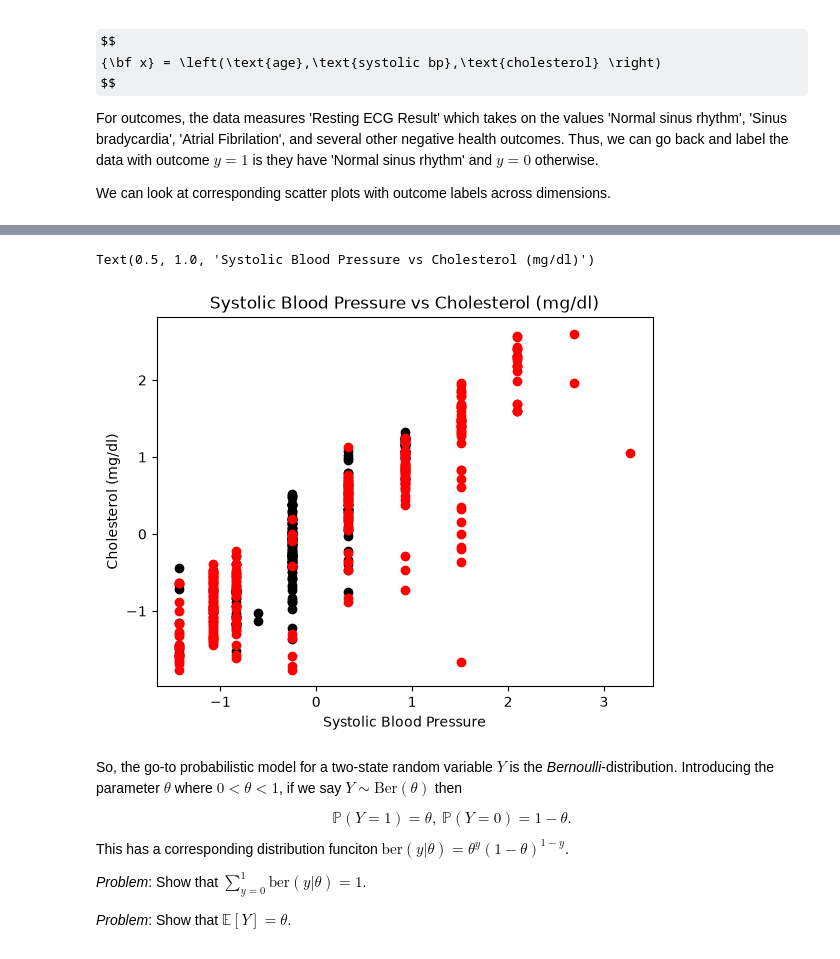
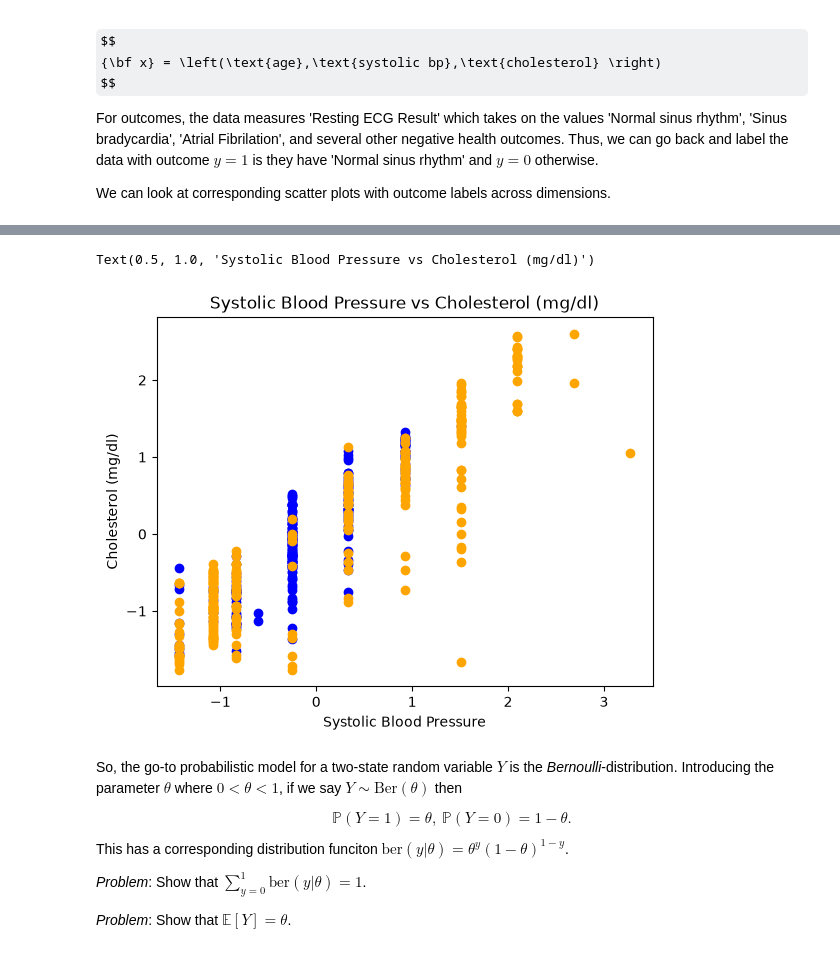
Before and after one commit to curtis-chris/Math_540_Fall_2026, a Jupyter notebook: Lecture_Notes_and_Code/Regression_and_Sparsity/Classification_and_Logistic_Regression.ipynb, the cells around one changed output, grey strips where cells are left out. Cells and saved outputs as stored; diff of their text form; code cells hidden in the pictures; some formulas as TeX source.

```diff
--- a/Lecture_Notes_and_Code/Regression_and_Sparsity/Classification_and_Logistic_Regression.ipynb
+++ b/Lecture_Notes_and_Code/Regression_and_Sparsity/Classification_and_Logistic_Regression.ipynb
@@ -75,12 +75,12 @@ Text(0.5, 1.0, 'Age vs Systolic Blood Pressure')
 # %%
-plt.scatter(systolic_bp[healthy], chol[healthy], c='k')
-plt.scatter(systolic_bp[unhealthy], chol[unhealthy], c='r')
+plt.scatter(systolic_bp[healthy], chol[healthy], c='b')
+plt.scatter(systolic_bp[unhealthy], chol[unhealthy], c='orange')
 plt.xlabel('Systolic Blood Pressure')
 plt.ylabel('Cholesterol (mg/dl)')
 plt.title('Systolic Blood Pressure vs Cholesterol (mg/dl)')
 # %% [output]
 Text(0.5, 1.0, 'Systolic Blood Pressure vs Cholesterol (mg/dl)')
-[figure, old version]
+[figure, new version]
 # %% [markdown]
 So, the go-to probabilistic model for a two-state random variable $Y$ is the *Bernoulli*-distribution.  Introducing the parameter $\theta$ where $0<\theta<1$, if we say $Y \sim \text{Ber}(\theta)$ then
 
```
Also changed, not shown: parts of 3 cells of this notebook, 1 other file.
